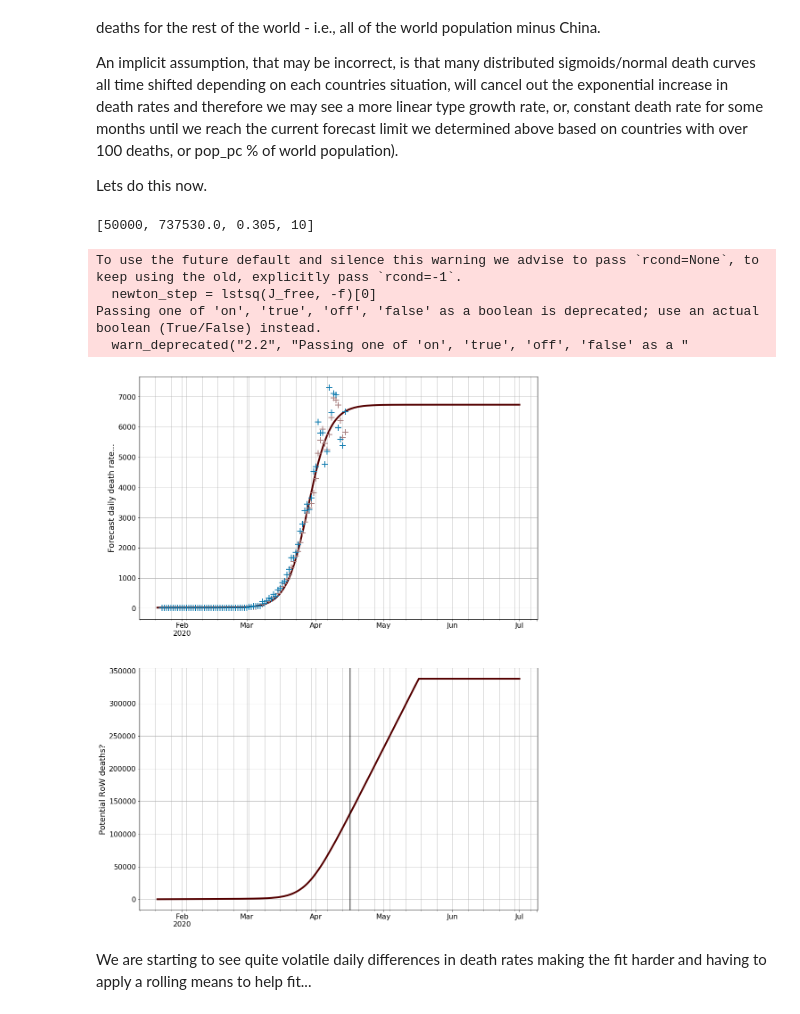
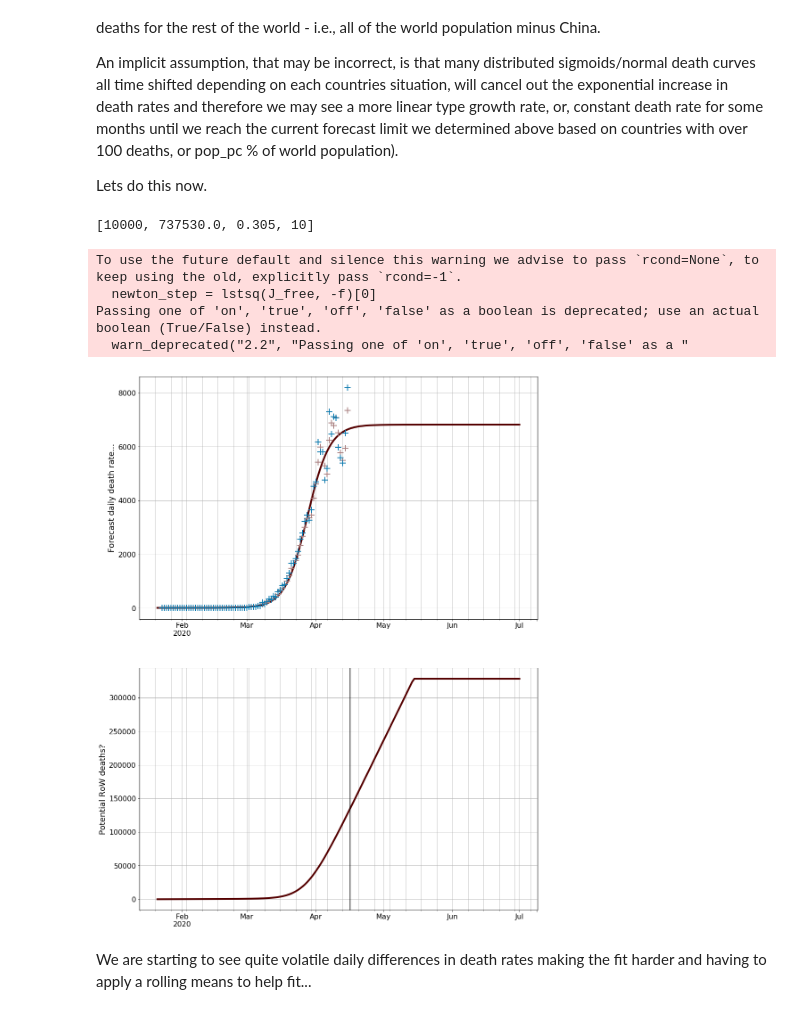
Before and after one commit to djhume/COVID-19, a Jupyter notebook: COVID-19.ipynb, the cells around one changed output. Saved outputs shown, nothing was run; the diff lists cells and outputs as text; code cells hidden in the pictures.

```diff
--- a/COVID-19.ipynb
+++ b/COVID-19.ipynb
@@ -885,36 +917,36 @@ Lets do this now.
 end_date = datetime(2020,7,1)
 # sometimes the lastest data point causes the fit to fail - or in other words predicts the WHO doomsday
 # scenario.  When this happens we smooth the daily death rate with the rolling(x).mean() function below.
 
-fs_row_daily_rate = fit_sigmoid(RoW_D2.sum(axis=1).diff().rolling(3).mean().dropna(), p0=[50000, date2num(datetime(2020,4,15)), 0.305, 10],
+fs_row_daily_rate = fit_sigmoid(RoW_D2.sum(axis=1).diff().rolling(2).mean().dropna(), p0=[10000, date2num(datetime(2020,4,15)), 0.305, 10],
                                 end_date=datetime(2021,1,1))
 
 fig = plt.figure(1, figsize=[16,22])
 ax = fig.add_subplot(211)
 ax2 = fig.add_subplot(212)
 
 fs_row_daily_rate.Forecast[:end_date].plot(ax=ax, lw=4, fontsize=16 )
 fs_row_daily_rate.Reported[:end_date].plot(ax=ax,marker="+", lw=0, ms=14, mew=2)
 RoW_D.diff()[:end_date].plot(ax=ax,marker="+", lw=0, ms=14, mew=2)
 
 ax.grid('on', which='both')
 ax.set_ylabel('Forecast daily death rate...', fontsize=18)
 ax2.set_ylabel('Potential RoW deaths?', fontsize=18)
 fs_cumsum = fs_row_daily_rate.Forecast.cumsum()
 
 #assume max limit from above estimate
 fs_cumsum[fs_cumsum>all_of_world]=all_of_world
 fs_cumsum[:end_date].plot(ax=ax2, lw=4, fontsize=16)
 ax2.axvline(datetime.now(), lw=3, color='k', alpha=0.5)
 
 grid('on', which='both')
 # %% [output]
-[50000, 737530.0, 0.305, 10]
+[10000, 737530.0, 0.305, 10]
 To use the future default and silence this warning we advise to pass `rcond=None`, to keep using the old, explicitly pass `rcond=-1`.
   newton_step = lstsq(J_free, -f)[0]
 Passing one of 'on', 'true', 'off', 'false' as a boolean is deprecated; use an actual boolean (True/False) instead.
   warn_deprecated("2.2", "Passing one of 'on', 'true', 'off', 'false' as a "
-[figure, old version]
+[figure, new version]
 # %% [markdown]
 We are starting to see quite volatile daily differences in death rates making the fit harder and having to apply a rolling means to help fit...
 # %%
```
Also changed, not shown: parts of 33 cells of this notebook.
